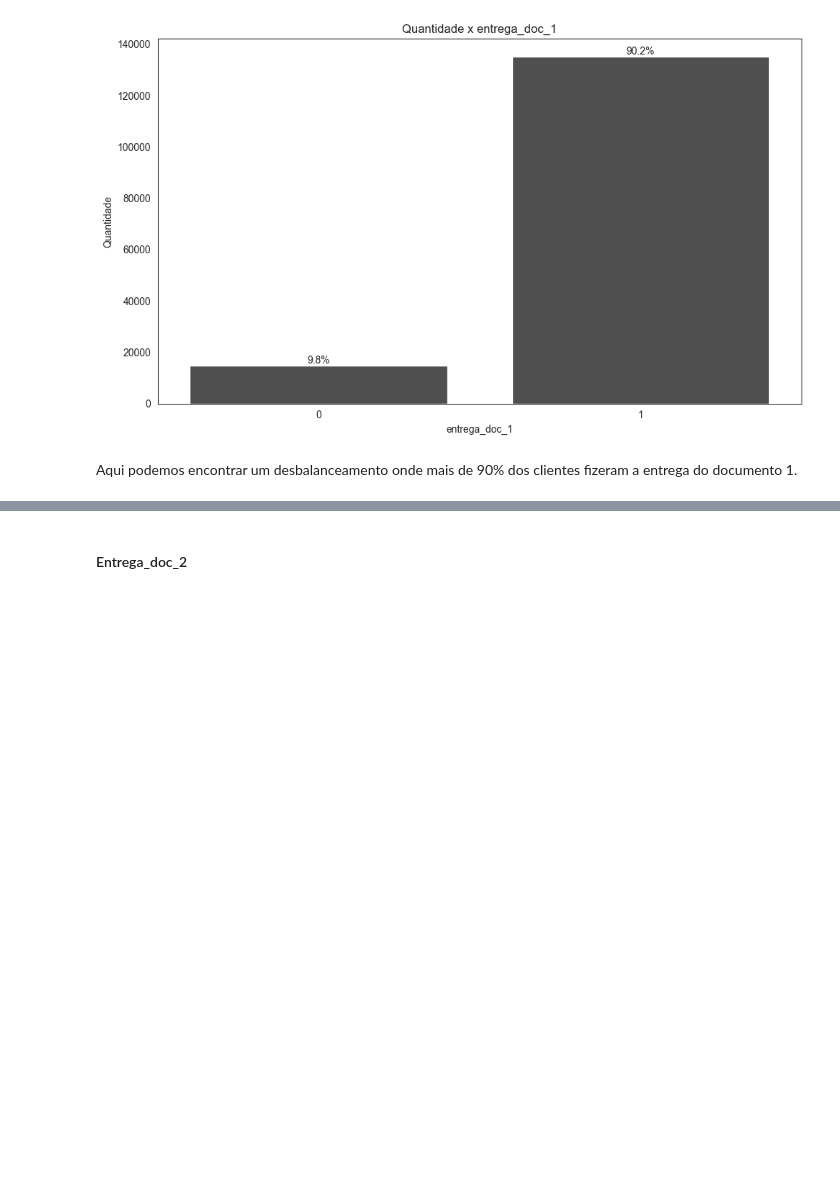
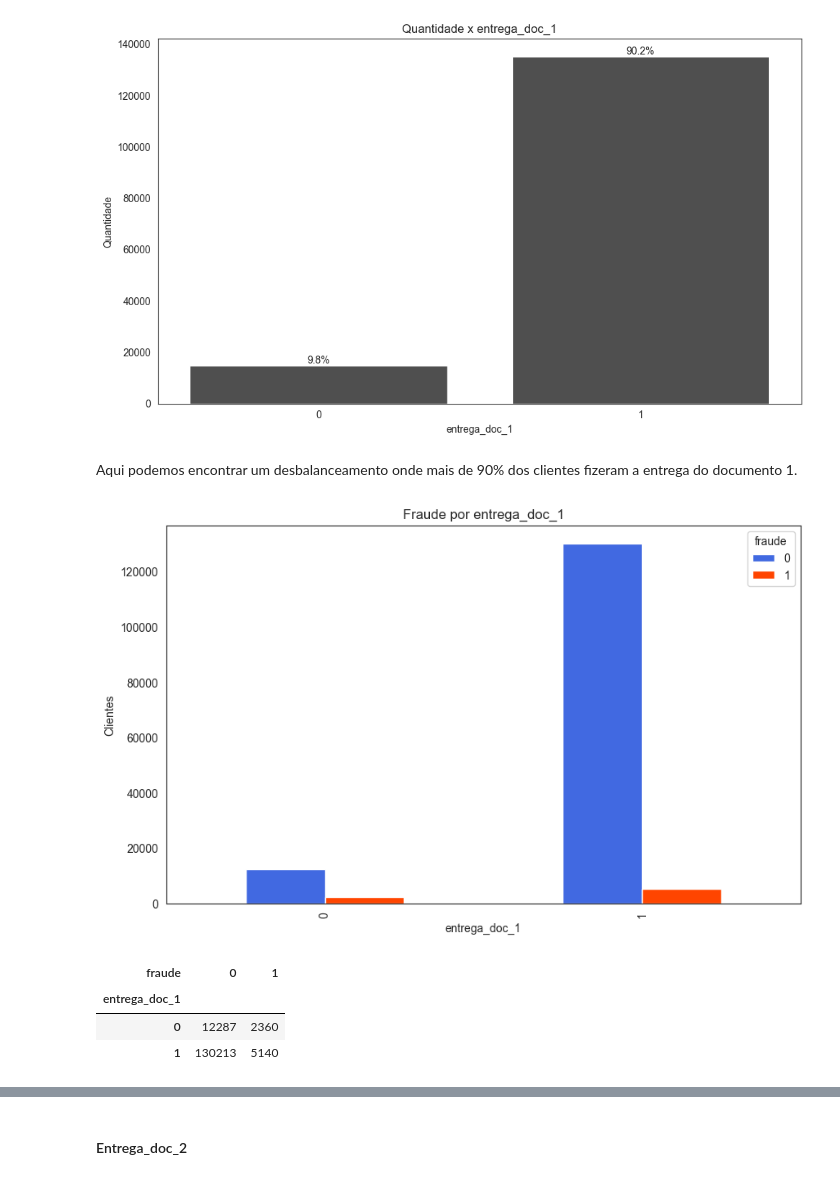
Before and after one commit to WiiniSilva/Fraude_Case, a Jupyter notebook: Fraude_Case.ipynb, the cells around one changed output, grey strips where cells are left out. Saved outputs shown, nothing was run; the diff lists cells and outputs as text; code cells hidden in the pictures; blank space fills up the shorter version.

```diff
--- a/Fraude_Case.ipynb
+++ b/Fraude_Case.ipynb
@@ -505,3 +508,11 @@ countplot_bar(df, 'entrega_doc_1')
 [figure]
 # %% [markdown]
 Aqui podemos encontrar um desbalanceamento onde mais de 90% dos clientes fizeram a entrega do documento 1.
+# %%
+barplot_fraude(df, 'entrega_doc_1')
+# %% [output]
+[figure, added]
+| fraude | 0 | 1 |
+| entrega_doc_1 |  |  |
+| 0 | 12287 | 2360 |
+| 1 | 130213 | 5140 |
```
Also changed, not shown: parts of 11 cells of this notebook.
